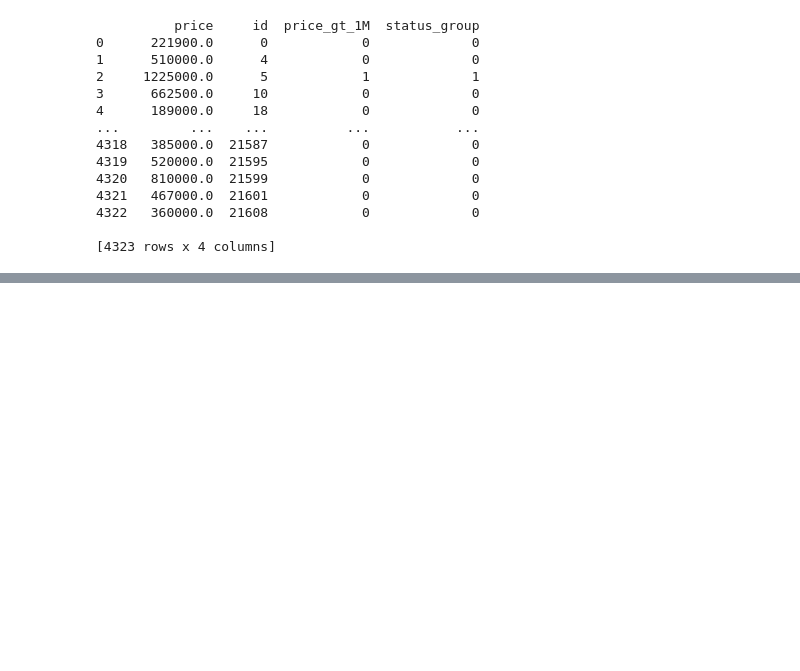
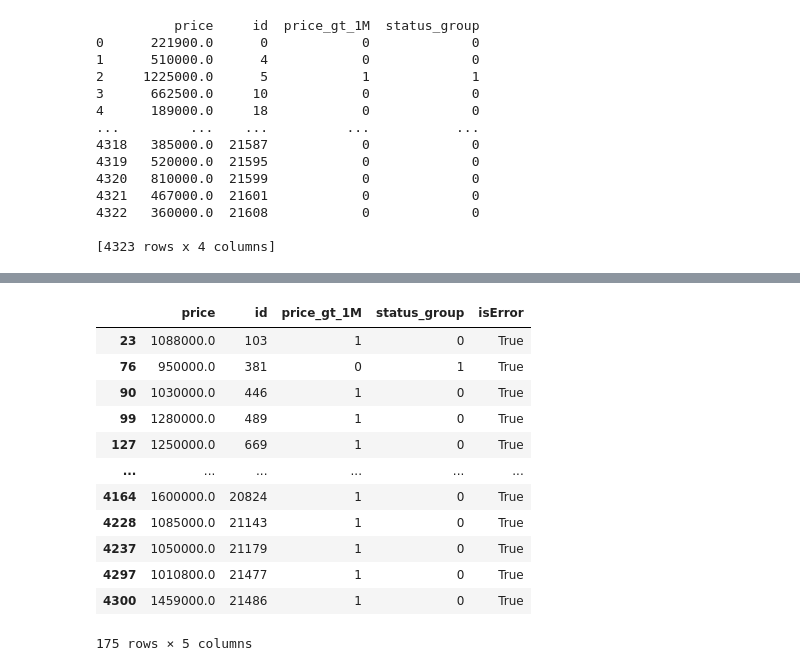
Before and after one commit to Rhedhead0621/hw1_hojdila, a Jupyter notebook: hw1_hojdila.ipynb, the cells around one changed output, grey strips where cells are left out. Saved outputs shown, nothing was run; the diff lists cells and outputs as text; code cells hidden in the pictures; blank space fills up the shorter version.

```diff
--- a/hw1_hojdila.ipynb
+++ b/hw1_hojdila.ipynb
@@ -1177,0 +1198,16 @@ df_merged.to_csv('./data/merged.csv', index=False)
+# %%
+error_df
+# %% [output]
+|  | price | id | price_gt_1M | status_group | isError |
+| 23 | 1088000.0 | 103 | 1 | 0 | True |
+| 76 | 950000.0 | 381 | 0 | 1 | True |
+| 90 | 1030000.0 | 446 | 1 | 0 | True |
+| 99 | 1280000.0 | 489 | 1 | 0 | True |
+| 127 | 1250000.0 | 669 | 1 | 0 | True |
+| ... | ... | ... | ... | ... | ... |
+| 4164 | 1600000.0 | 20824 | 1 | 0 | True |
+| 4228 | 1085000.0 | 21143 | 1 | 0 | True |
+| 4237 | 1050000.0 | 21179 | 1 | 0 | True |
+| 4297 | 1010800.0 | 21477 | 1 | 0 | True |
+| 4300 | 1459000.0 | 21486 | 1 | 0 | True |
+175 rows × 5 columns
```
Also changed, not shown: parts of 4 cells of this notebook, 1 other file.
